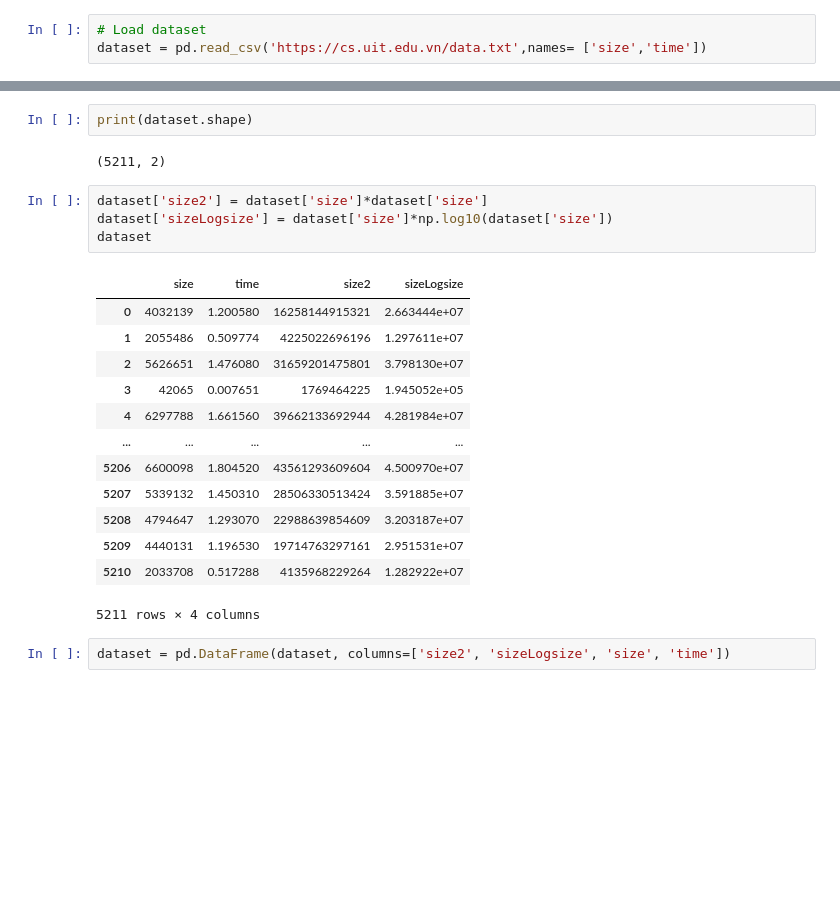
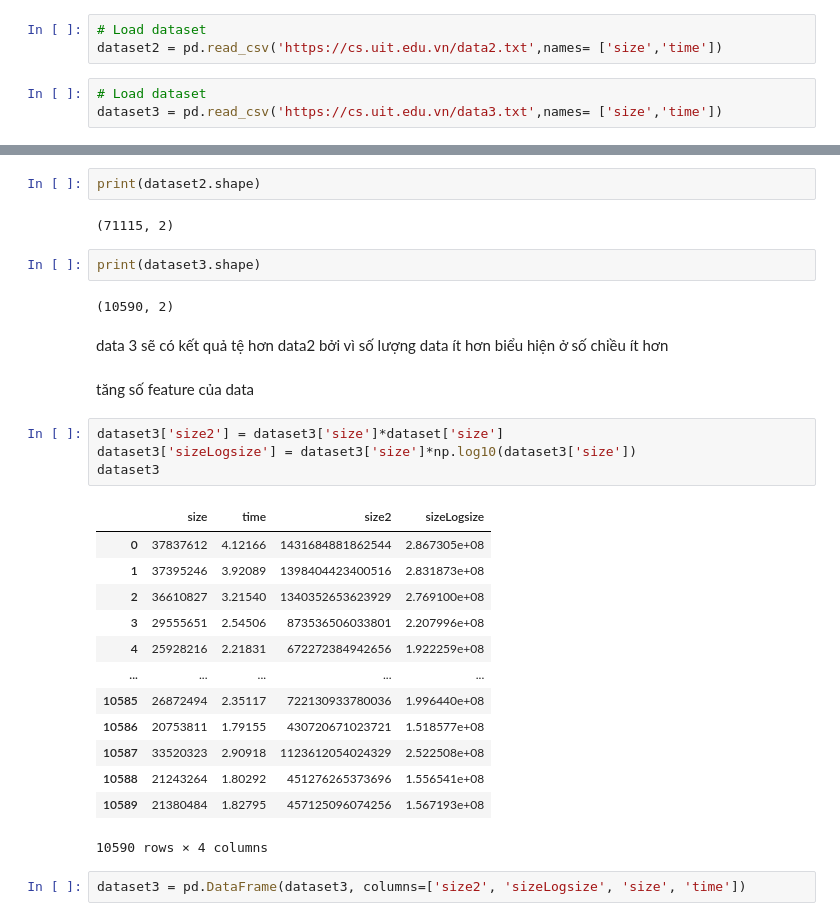
Before and after one commit to xuanthang482/CS114.K21, a Jupyter notebook: Regression.ipynb, the cells around one changed output, grey strips where cells are left out. Cells and saved outputs as stored; diff of their text form; blank space fills up the shorter version.

```diff
--- a/Regression.ipynb
+++ b/Regression.ipynb
@@ -11,4 +9,7 @@ ImportError: ignored
 # %%
 # Load dataset
-dataset = pd.read_csv('https://cs.uit.edu.vn/data.txt',names= ['size','time'])
+dataset2 = pd.read_csv('https://cs.uit.edu.vn/data2.txt',names= ['size','time'])
+# %%
+# Load dataset
+dataset3 = pd.read_csv('https://cs.uit.edu.vn/data3.txt',names= ['size','time'])
 # %%
@@ -34,25 +35,33 @@ dataset.head(30)
 # %%
-print(dataset.shape)
+print(dataset2.shape)
 # %% [output]
-(5211, 2)
+(71115, 2)
+# %%
+print(dataset3.shape)
+# %% [output]
+(10590, 2)
+# %% [markdown]
+data 3 sẽ có kết quả tệ hơn data2 bởi vì số lượng data ít hơn biểu hiện ở số chiều ít hơn
+# %% [markdown]
+tăng số feature của data
 # %%
-dataset['size2'] = dataset['size']*dataset['size']
-dataset['sizeLogsize'] = dataset['size']*np.log10(dataset['size'])
-dataset
+dataset3['size2'] = dataset3['size']*dataset['size']
+dataset3['sizeLogsize'] = dataset3['size']*np.log10(dataset3['size'])
+dataset3
 # %% [output]
 |  | size | time | size2 | sizeLogsize |
-| 0 | 4032139 | 1.200580 | 16258144915321 | 2.663444e+07 |
-| 1 | 2055486 | 0.509774 | 4225022696196 | 1.297611e+07 |
-| 2 | 5626651 | 1.476080 | 31659201475801 | 3.798130e+07 |
-| 3 | 42065 | 0.007651 | 1769464225 | 1.945052e+05 |
-| 4 | 6297788 | 1.661560 | 39662133692944 | 4.281984e+07 |
+| 0 | 37837612 | 4.12166 | 1431684881862544 | 2.867305e+08 |
+| 1 | 37395246 | 3.92089 | 1398404423400516 | 2.831873e+08 |
+| 2 | 36610827 | 3.21540 | 1340352653623929 | 2.769100e+08 |
+| 3 | 29555651 | 2.54506 | 873536506033801 | 2.207996e+08 |
+| 4 | 25928216 | 2.21831 | 672272384942656 | 1.922259e+08 |
 | ... | ... | ... | ... | ... |
-| 5206 | 6600098 | 1.804520 | 43561293609604 | 4.500970e+07 |
-| 5207 | 5339132 | 1.450310 | 28506330513424 | 3.591885e+07 |
-| 5208 | 4794647 | 1.293070 | 22988639854609 | 3.203187e+07 |
-| 5209 | 4440131 | 1.196530 | 19714763297161 | 2.951531e+07 |
-| 5210 | 2033708 | 0.517288 | 4135968229264 | 1.282922e+07 |
+| 10585 | 26872494 | 2.35117 | 722130933780036 | 1.996440e+08 |
+| 10586 | 20753811 | 1.79155 | 430720671023721 | 1.518577e+08 |
+| 10587 | 33520323 | 2.90918 | 1123612054024329 | 2.522508e+08 |
+| 10588 | 21243264 | 1.80292 | 451276265373696 | 1.556541e+08 |
+| 10589 | 21380484 | 1.82795 | 457125096074256 | 1.567193e+08 |
-5211 rows × 4 columns
+10590 rows × 4 columns
 # %%
-dataset = pd.DataFrame(dataset, columns=['size2', 'sizeLogsize', 'size', 'time'])
+dataset3 = pd.DataFrame(dataset3, columns=['size2', 'sizeLogsize', 'size', 'time'])
 # %%
```
Also changed, not shown: parts of 13 cells of this notebook.
